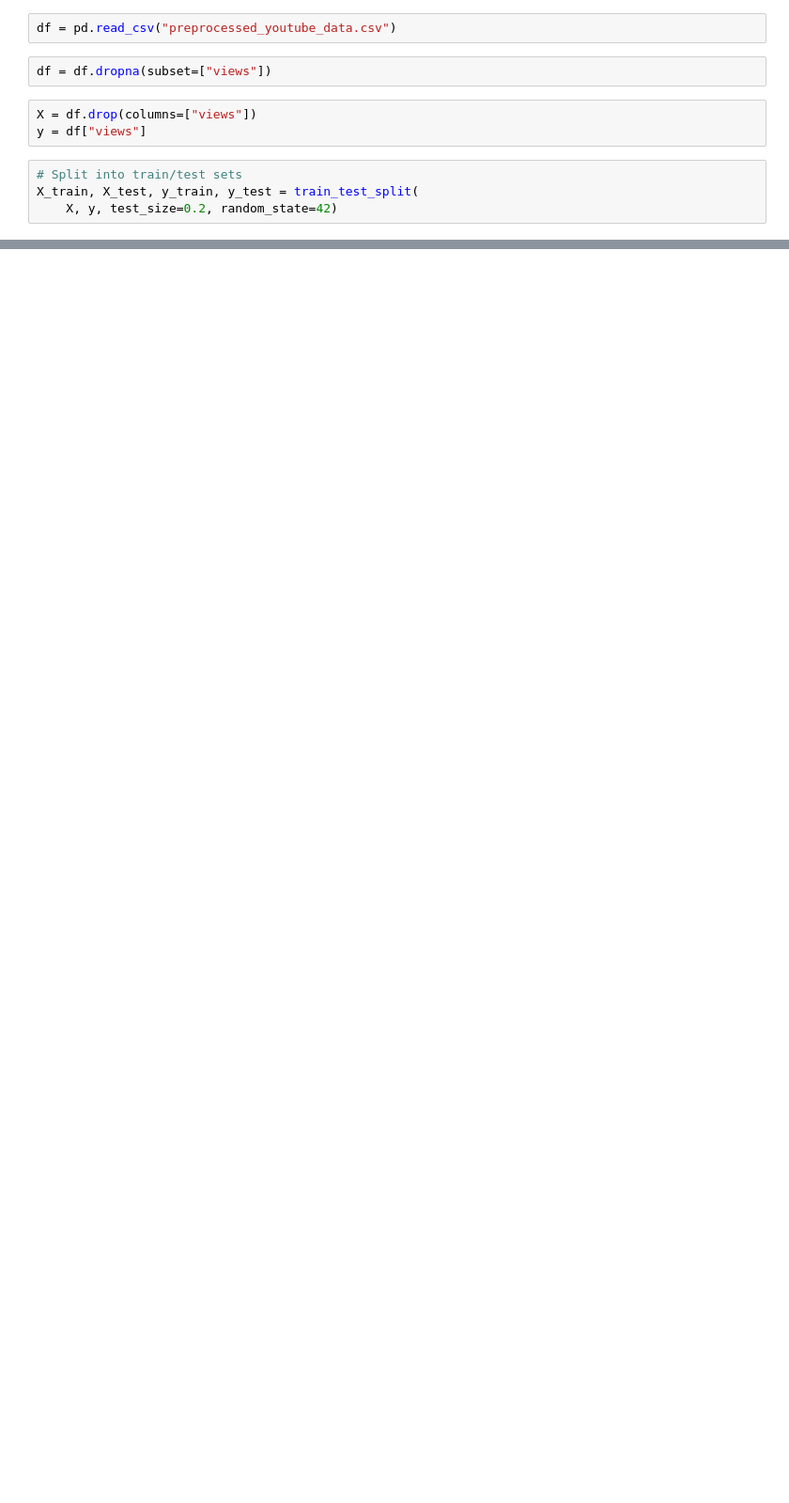
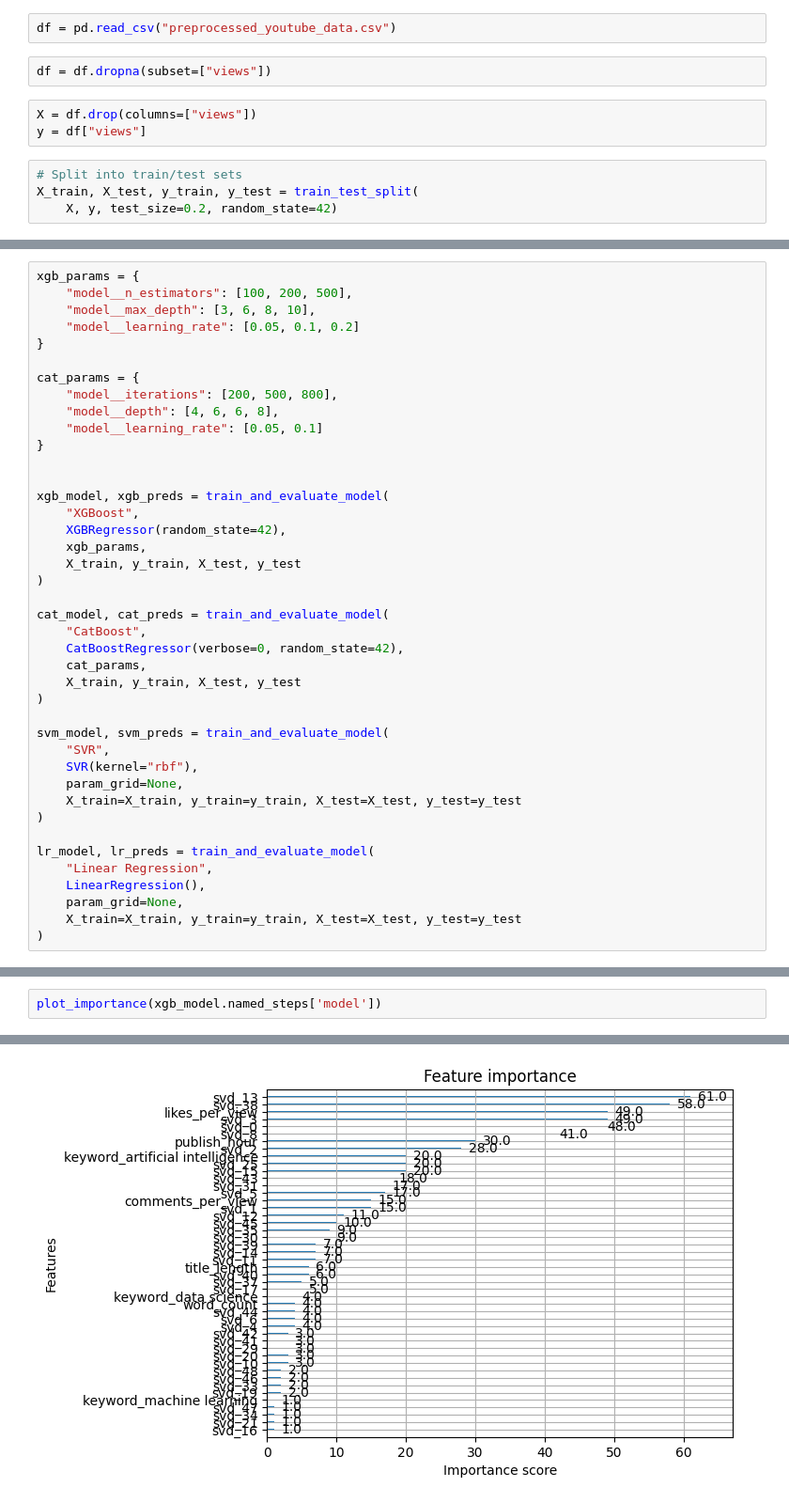
Before and after one commit to Chutacos/CapstoneProject, a Jupyter notebook: Modeling.ipynb, the cells around one changed output, grey strips where cells are left out. Shown: that part at 94% size. Drawn from its saved outputs; the diff is of its cells as text; blank space fills up the shorter version.

```diff
--- a/Modeling.ipynb
+++ b/Modeling.ipynb
@@ -47,0 +57,41 @@ Linear Regression R² Score: -0.27917856319310563
+# %%
+xgb_params = {
+    "model__n_estimators": [100, 200, 500],
+    "model__max_depth": [3, 6, 8, 10],
+    "model__learning_rate": [0.05, 0.1, 0.2]
+}
+
+cat_params = {
+    "model__iterations": [200, 500, 800],
+    "model__depth": [4, 6, 6, 8],
+    "model__learning_rate": [0.05, 0.1]
+}
+
+
+xgb_model, xgb_preds = train_and_evaluate_model(
+    "XGBoost",
+    XGBRegressor(random_state=42),
+    xgb_params,
+    X_train, y_train, X_test, y_test
+)
+
+cat_model, cat_preds = train_and_evaluate_model(
+    "CatBoost",
+    CatBoostRegressor(verbose=0, random_state=42),
+    cat_params,
+    X_train, y_train, X_test, y_test
+)
+
+svm_model, svm_preds = train_and_evaluate_model(
+    "SVR",
+    SVR(kernel="rbf"),
+    param_grid=None,
+    X_train=X_train, y_train=y_train, X_test=X_test, y_test=y_test
+)
+
+lr_model, lr_preds = train_and_evaluate_model(
+    "Linear Regression",
+    LinearRegression(),
+    param_grid=None,
+    X_train=X_train, y_train=y_train, X_test=X_test, y_test=y_test
+)
@@ -117,0 +166,3 @@ plt.show()
+# %%
+plot_importance(xgb_model.named_steps['model'])
+# %% [output]
@@ -117,0 +170 @@ plt.show()
+[figure, added]
```
Also changed, not shown: parts of 17 cells of this notebook, 11 other files.
